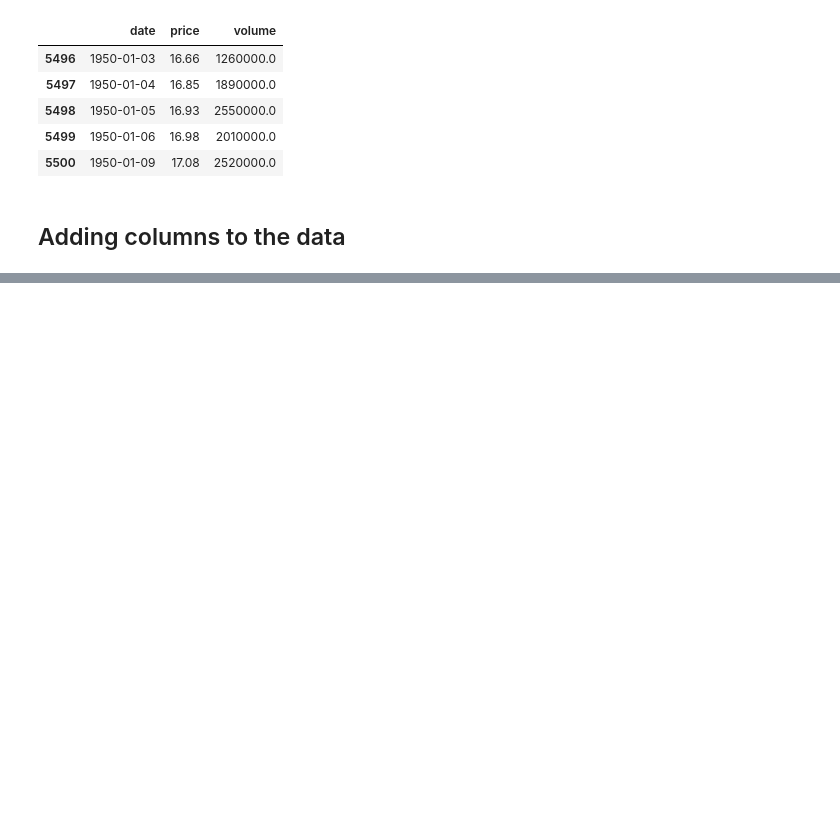
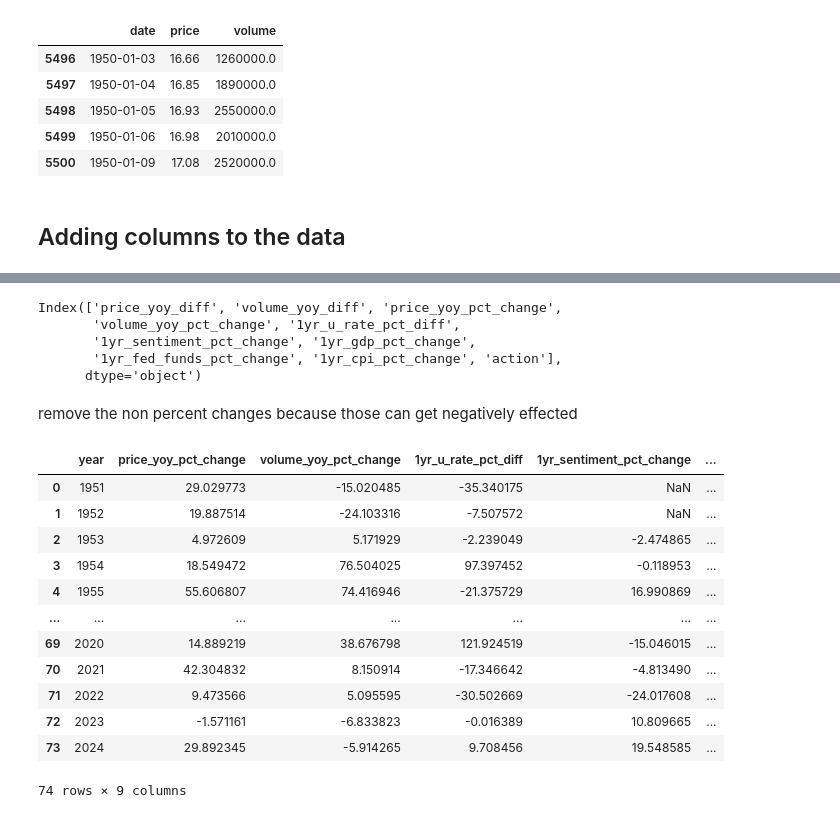
Before and after one commit to calvinraab/ML_Algorithmic_Trading, a Jupyter notebook: model_building.ipynb, the cells around one changed output, grey strips where cells are left out. Drawn from its saved outputs; the diff is of its cells as text; code cells hidden in the pictures; blank space fills up the shorter version.

Commit message:
Economic Processed Data

```diff
--- a/model_building.ipynb
+++ b/model_building.ipynb
@@ -189,0 +265,47 @@ sp_price_action
+# %%
+# Calculate the price_yoy_pct_change for the next year
+final_year_averages['next_year_price_yoy_pct_change'] = final_year_averages['price_yoy_pct_change'].shift(-1)
+
+def determine_action(change):
+    if pd.isna(change):
+        return None
+    elif change > 10:
+        return 'buy'
+    elif 5 <= change <= 10:
+        return 'hold'
+    else:
+        return 'sell'
+
+final_year_averages['action'] = final_year_averages['next_year_price_yoy_pct_change'].apply(determine_action)
+final_year_averages.drop(columns=['next_year_price_yoy_pct_change'], inplace=True)
+
+final_year_averages.columns
+# %% [output]
+Index(['price_yoy_diff', 'volume_yoy_diff', 'price_yoy_pct_change',
+       'volume_yoy_pct_change', '1yr_u_rate_pct_diff',
+       '1yr_sentiment_pct_change', '1yr_gdp_pct_change',
+       '1yr_fed_funds_pct_change', '1yr_cpi_pct_change', 'action'],
+      dtype='object')
+# %% [markdown]
+remove the non percent changes because those can get negatively effected
+# %%
+final_year_modeling_data = final_year_averages[['price_yoy_pct_change',
+       'volume_yoy_pct_change', '1yr_u_rate_pct_diff',
+       '1yr_sentiment_pct_change', '1yr_gdp_pct_change',
+       '1yr_fed_funds_pct_change', '1yr_cpi_pct_change', 'action']]
+final_year_modeling_data = final_year_modeling_data.reset_index()
+final_year_modeling_data
+# %% [output]
+|  | year | price_yoy_pct_change | volume_yoy_pct_change | 1yr_u_rate_pct_diff | 1yr_sentiment_pct_change | ... |
+| 0 | 1951 | 29.029773 | -15.020485 | -35.340175 | NaN | ... |
+| 1 | 1952 | 19.887514 | -24.103316 | -7.507572 | NaN | ... |
+| 2 | 1953 | 4.972609 | 5.171929 | -2.239049 | -2.474865 | ... |
+| 3 | 1954 | 18.549472 | 76.504025 | 97.397452 | -0.118953 | ... |
+| 4 | 1955 | 55.606807 | 74.416946 | -21.375729 | 16.990869 | ... |
+| ... | ... | ... | ... | ... | ... | ... |
+| 69 | 2020 | 14.889219 | 38.676798 | 121.924519 | -15.046015 | ... |
+| 70 | 2021 | 42.304832 | 8.150914 | -17.346642 | -4.813490 | ... |
+| 71 | 2022 | 9.473566 | 5.095595 | -30.502669 | -24.017608 | ... |
+| 72 | 2023 | -1.571161 | -6.833823 | -0.016389 | 10.809665 | ... |
+| 73 | 2024 | 29.892345 | -5.914265 | 9.708456 | 19.548585 | ... |
+74 rows × 9 columns
```
Also changed, not shown: parts of 12 cells of this notebook, 2 other files.
